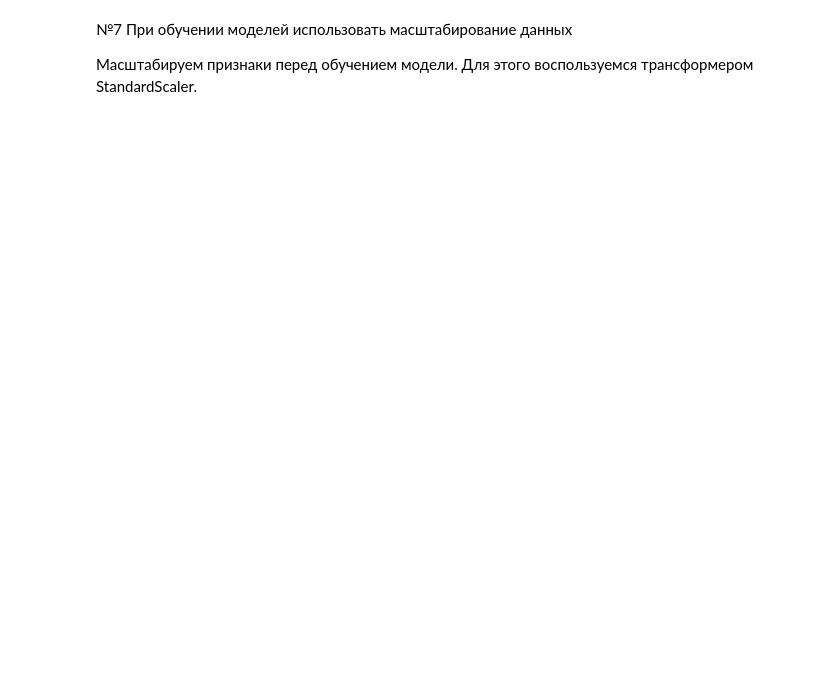
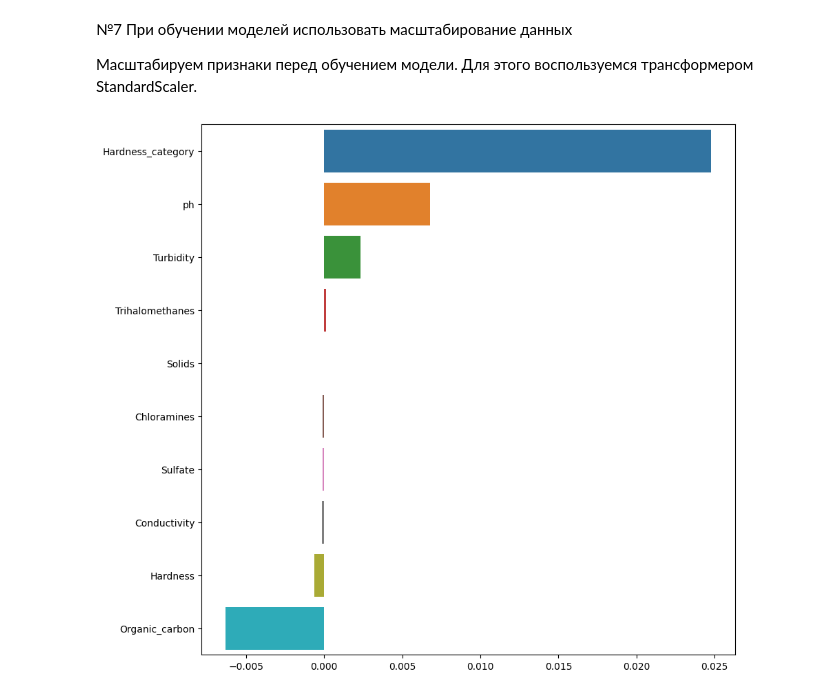
Before and after one commit to PlatonovaEkaterina/Machine-Learning, a Jupyter notebook: Task One/Task1.ipynb, the cells around one changed output. Cells and saved outputs as stored; diff of their text form; code cells hidden in the pictures; blank space fills up the shorter version.

```diff
--- a/Task One/Task1.ipynb
+++ b/Task One/Task1.ipynb
@@ -197,13 +218,19 @@ sns.distplot(y_train);
 
 Масштабируем признаки перед обучением модели. Для этого воспользуемся трансформером StandardScaler.
 # %%
+from sklearn.linear_model import Ridge
 from sklearn.preprocessing import StandardScaler
-from sklearn.metrics import mean_squared_error, r2_score
 
 scaler = StandardScaler()  # воспользуемся стандартным трансформером
-
-# масштабируем обучающую выборку и запоминаем среднее, стандартное отклонение признаков
-X_train_scaled = scaler.fit_transform(X_train)
-
-# масштабируем тестовую выборку используя статистики обучающей выборки
-X_test_scaled = scaler.transform(X_test)
+X_train_scaled = scaler.fit_transform(X_train[numeric_features])
+X_test_scaled = scaler.transform(X_test[numeric_features])
+# %%
+fig, ax = plt.subplots(figsize=(10, 10))
+
+sorted_weights = sorted(zip(model.coef_, numeric_features, X_train_scaled.std(axis=0)), reverse=True)
+weights = [x[0] for x in sorted_weights]
+features = [x[1] for x in sorted_weights]
+sns.barplot(y=features, x=weights, ax=ax)
+plt.show()
+# %% [output]
+[figure, added]
```
Also changed, not shown: parts of 16 cells of this notebook.
